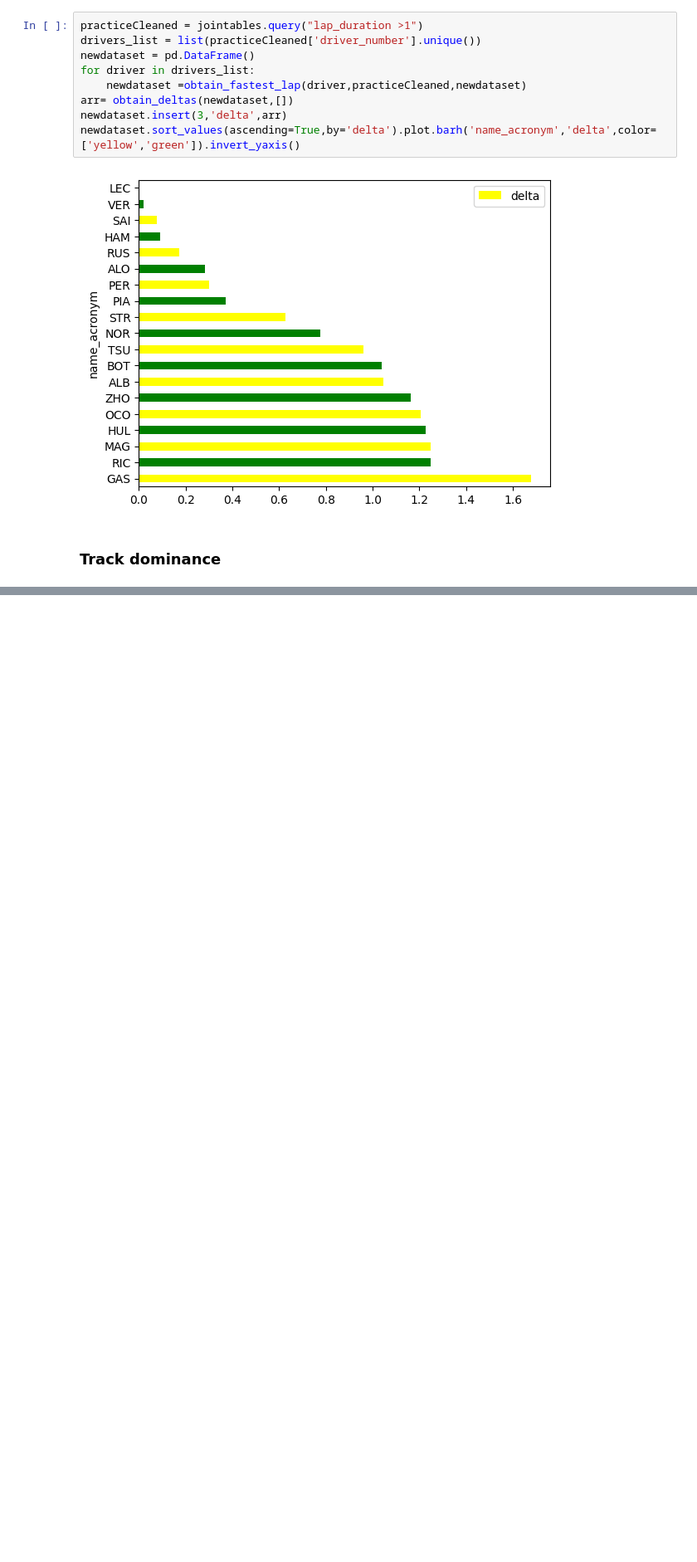
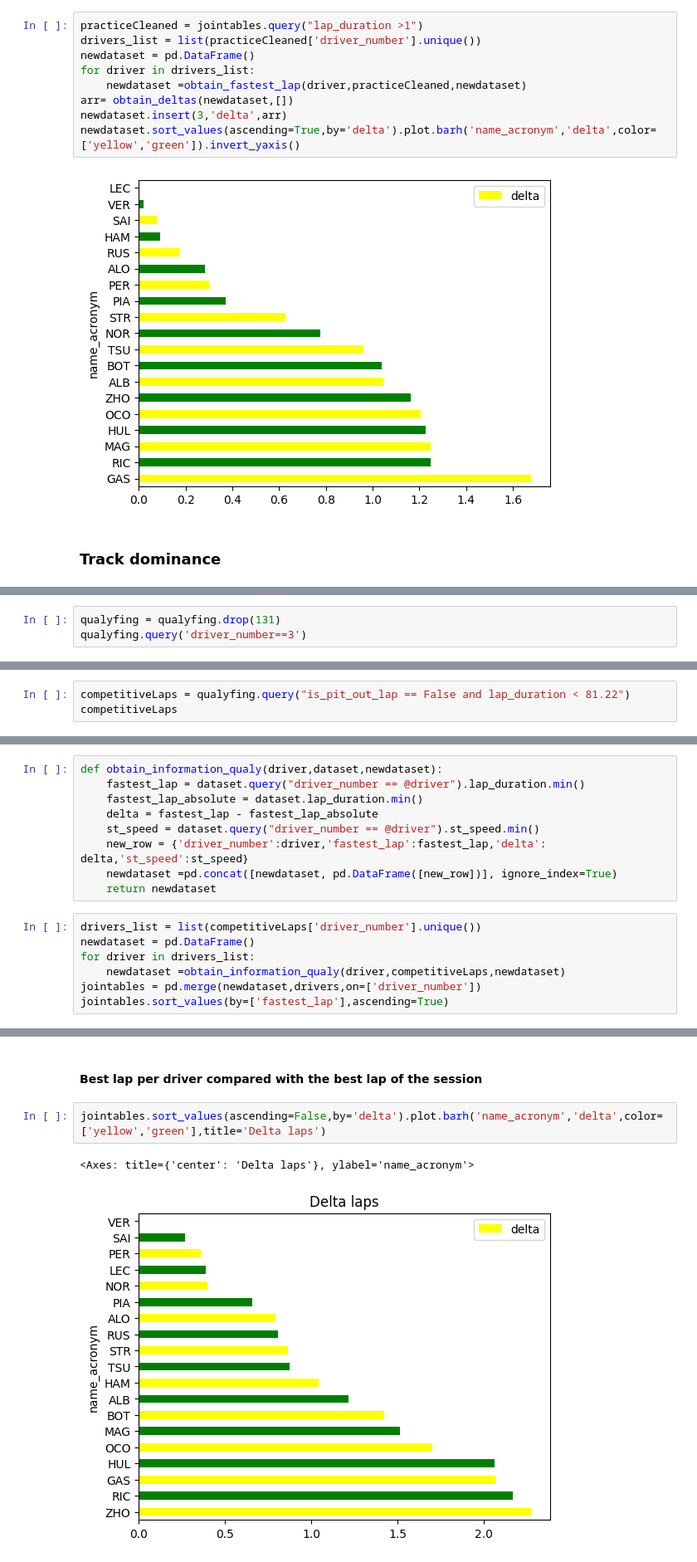
Before and after one commit to frankdelpiero/F1_notebooks, a Jupyter notebook: F1_24/Australian GP.ipynb, the cells around one changed output, grey strips where cells are left out. Shown at 83% size. Saved outputs shown, nothing was run; the diff lists cells and outputs as text; blank space fills up the shorter version.

Commit message:
Qualyfing added

```diff
--- a/F1_24/Australian GP.ipynb
+++ b/F1_24/Australian GP.ipynb
@@ -808,0 +854,3 @@ sectorPace
+# %%
+qualyfing = qualyfing.drop(131)
+qualyfing.query('driver_number==3')
@@ -808,0 +874,3 @@ sectorPace
+# %%
+competitiveLaps = qualyfing.query("is_pit_out_lap == False and lap_duration < 81.22")
+competitiveLaps
@@ -808,0 +891,16 @@ sectorPace
+# %%
+def obtain_information_qualy(driver,dataset,newdataset):
+    fastest_lap = dataset.query("driver_number == @driver").lap_duration.min()
+    fastest_lap_absolute = dataset.lap_duration.min()
+    delta = fastest_lap - fastest_lap_absolute
+    st_speed = dataset.query("driver_number == @driver").st_speed.min()
+    new_row = {'driver_number':driver,'fastest_lap':fastest_lap,'delta': delta,'st_speed':st_speed}
+    newdataset =pd.concat([newdataset, pd.DataFrame([new_row])], ignore_index=True)
+    return newdataset
+# %%
+drivers_list = list(competitiveLaps['driver_number'].unique())
+newdataset = pd.DataFrame()
+for driver in drivers_list:
+    newdataset =obtain_information_qualy(driver,competitiveLaps,newdataset)
+jointables = pd.merge(newdataset,drivers,on=['driver_number'])
+jointables.sort_values(by=['fastest_lap'],ascending=True)
@@ -808,0 +925,7 @@ sectorPace
+# %% [markdown]
+#### Best lap per driver compared with the best lap of the session
+# %%
+jointables.sort_values(ascending=False,by='delta').plot.barh('name_acronym','delta',color=['yellow','green'],title='Delta laps')
+# %% [output]
+<Axes: title={'center': 'Delta laps'}, ylabel='name_acronym'>
+[figure, added]
```
Also changed, not shown: parts of 50 cells of this notebook.
